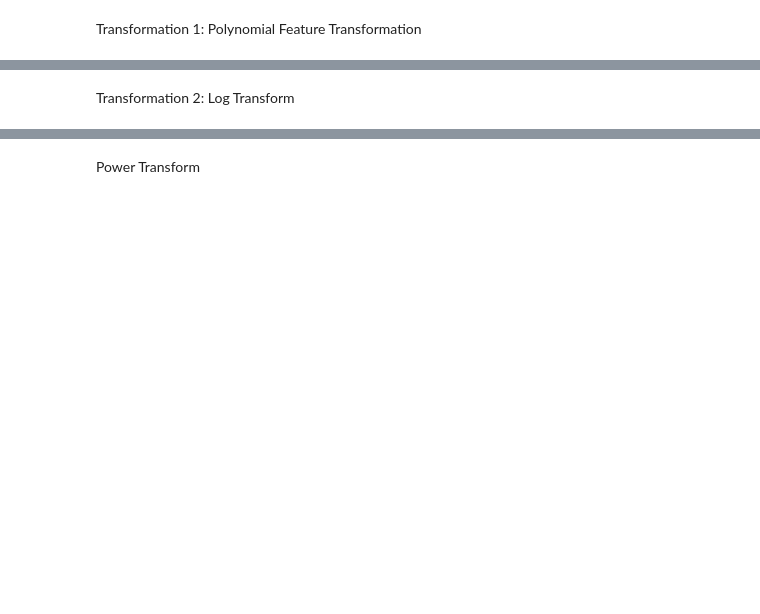
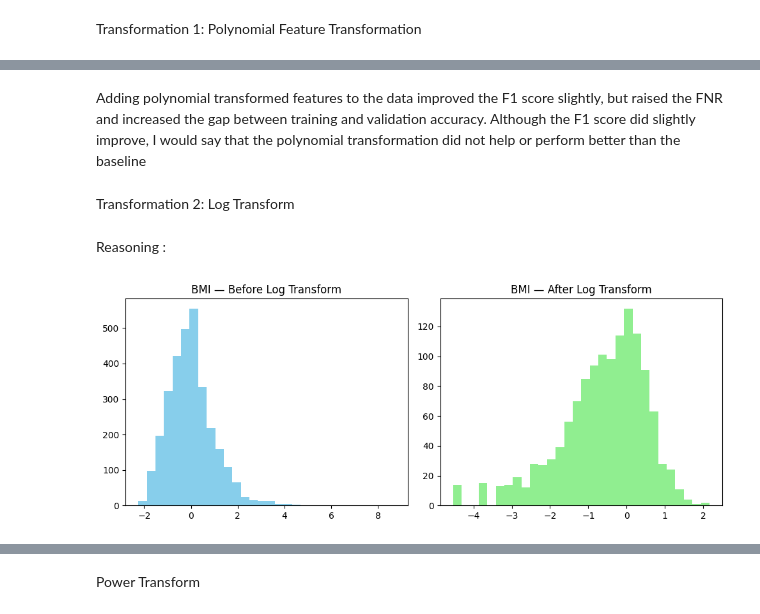
Before and after one commit to anthony-lamelas/Stroke_Prediction, a Jupyter notebook: main.ipynb, the cells around one changed output, grey strips where cells are left out. Saved outputs shown, nothing was run; the diff lists cells and outputs as text; code cells hidden in the pictures; blank space fills up the shorter version.

Commit message:
updated notebook, needs some more graphs at the end still

```diff
--- a/main.ipynb
+++ b/main.ipynb
@@ -24,7 +24,7 @@ import warnings
 import torch
 # %%
 # Initialize DataFrame
-df = pd.read_csv('healthcare-dataset-stroke-data.csv').drop('id', axis=1)
+df = pd.read_csv('../healthcare-dataset-stroke-data.csv').drop('id', axis=1)
 df.head()
 # %% [output]
 |  | gender | age | hypertension | heart_disease | ever_married | work_type | Residence_type | ... |
@@ -1542,16 +1441,36 @@ alpha=1.0e-06 | F1=0.2466 | AUC=0.8183
+# %% [markdown]
+Adding polynomial transformed features to the data improved the F1 score slightly, but raised the FNR and increased the gap between training and validation accuracy. Although the F1 score did slightly improve, I would say that the polynomial transformation did not help or perform better than the baseline
 # %% [markdown]
 Transformation 2: Log Transform
+# %% [markdown]
+Reasoning :
 # %%
 def log_transform(df):
     df = df.copy()
-    skewed = ["avg_glucose_level", "bmi"]
-    for col in skewed:
-        df[col + "_log"] = np.log1p(df[col])  # log(1+x) safe for zeros
+    df["avg_glucose_level_log"] = np.log(df["avg_glucose_level"] + 1e-9)
+    df["bmi_log"] = np.log(df["bmi"] + 1e-9)
     return df
 
 X_train_log = log_transform(X_train_scaled)
 X_val_log = log_transform(X_val_scaled)
 X_test_log = log_transform(X_test_scaled)
+# %%
+import matplotlib.pyplot as plt
+
+plt.figure(figsize=(10,4))
+
+plt.subplot(1,2,1)
+plt.hist(X_train_scaled["bmi"], bins=30, color="skyblue")
+plt.title("BMI — Before Log Transform")
+
+plt.subplot(1,2,2)
+plt.hist(X_train_log["bmi_log"], bins=30, color="lightgreen")
+plt.title("BMI — After Log Transform")
+
+plt.tight_layout()
+plt.show()
+# %% [output]
+[figure, added]
 # %%
 nn_log_results = run_keras_nn(
     X_train_poly, y_train,
```
Also changed, not shown: parts of 37 cells of this notebook.
